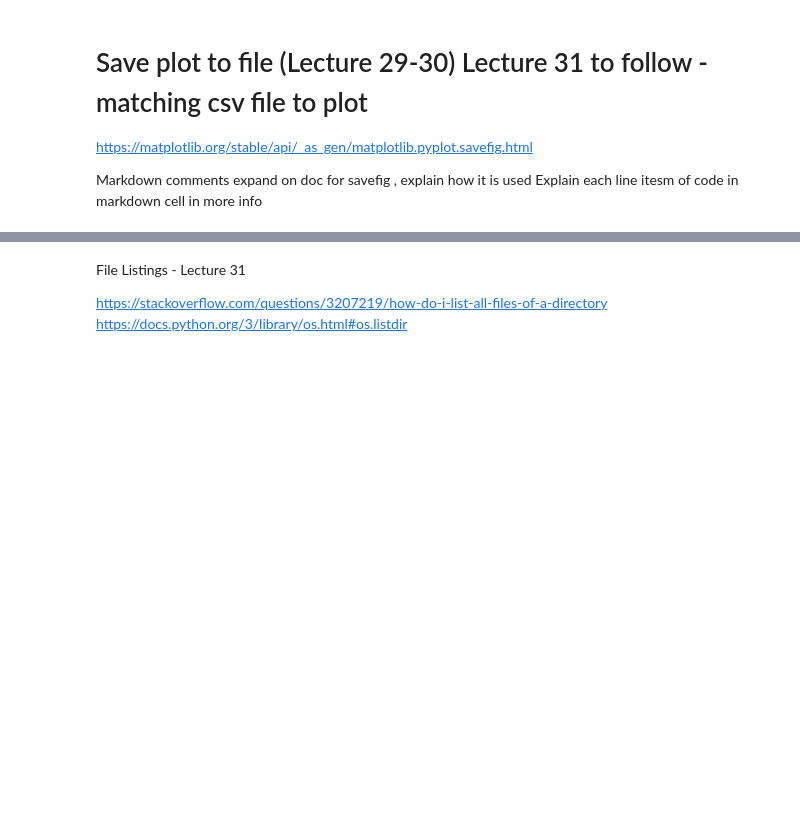
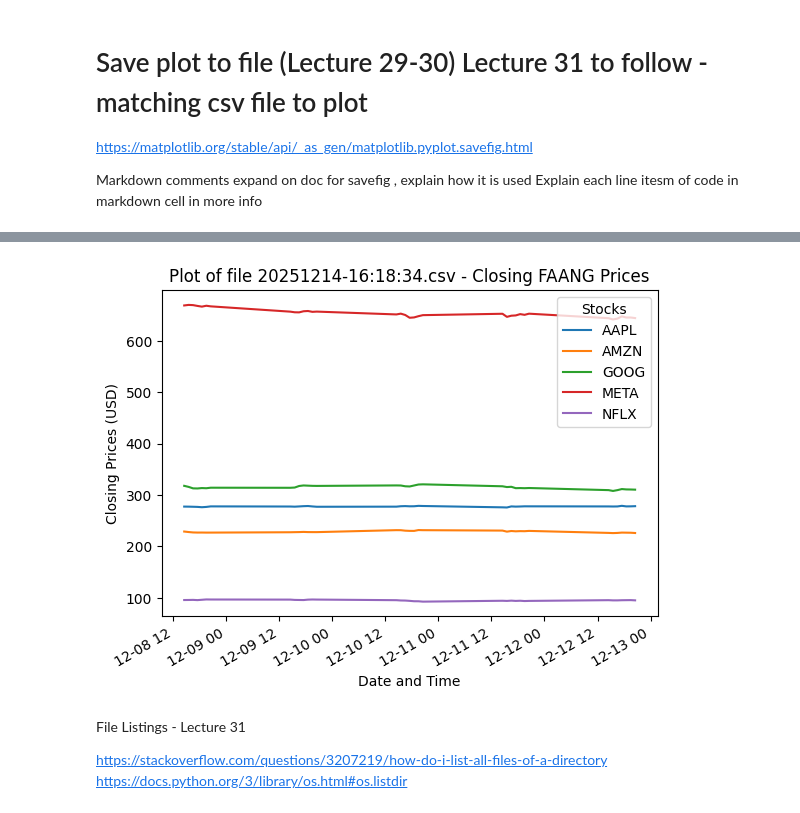
Before and after one commit to Mr-Scarf/computer-infrastructure, a Jupyter notebook: problems.ipynb, the cells around one changed output, grey strips where cells are left out. Saved outputs shown, nothing was run; the diff lists cells and outputs as text; code cells hidden in the pictures; blank space fills up the shorter version.

Commit message:
Problem 2 - Combined all code cells from lecture into 1 code cell with function

```diff
--- a/problems.ipynb
+++ b/problems.ipynb
@@ -316,3 +266,46 @@ fig.savefig(filename, dpi=300)    # dpi ref = https://stackoverflow.com/question
+# %%
+# Combined code for funtionality to get data, save & plot
+
+def plot_data():
+    data_files = os.listdir('./data/')          # List files in data folder
+    data_files.sort(reverse=True)
+    df = pd.read_csv(f'data/{data_files[0]}',header=[0,1],index_col=0,parse_dates=True) # lecture 33 -
+
+    closing_prices = df['Close']
+
+    #Creat new figure and axis
+    fig, ax = plt.subplots()
+
+# Plot closing prices
+    closing_prices.plot(ax=ax)
+
+# Labels xlabel and ylabel
+    ax.set_xlabel("Date and Time")
+    ax.set_ylabel("Closing Prices (USD)")
+
+# Show current date & time                                        #Ref. - https://docs.python.org/3/library/datetime.html
+    now = dt.datetime.now()
+
+    # Create folder called 'plots'                  https://www.geeksforgeeks.org/python/python-os-makedirs-method/
+    os.makedirs('./plots', exist_ok=True)           # exist_ok=True - means when code re-ran no handling error will appear as folder exists - add as markdown cell
+
+# File Name
+    filename = "./plots/" + now.strftime("%Y%m%d-%H%M%S")+ ".png"
+
+#Title
+    ax.set_title(f"Plot of file {data_files[0]} - Closing FAANG Prices" )
+
+#Legend
+    ax.legend(title="Stocks", loc="best")    # loc options ref = https://matplotlib.org/stable/api/_as_gen/matplotlib.pyplot.legend.html
+
+
+# Save figure in plots folder
+    fig.savefig(filename, dpi=300)    # dpi ref = https://stackoverflow.com/questions/39870642/how-to-plot-a-high-resolution-graph
+    plt.show()
+# Call the function
+plot_data()
+# %% [output]
+[figure, added]
 # %% [markdown]
 File Listings - Lecture 31
 
```
Also changed, not shown: parts of 7 cells of this notebook, 2 other files.
